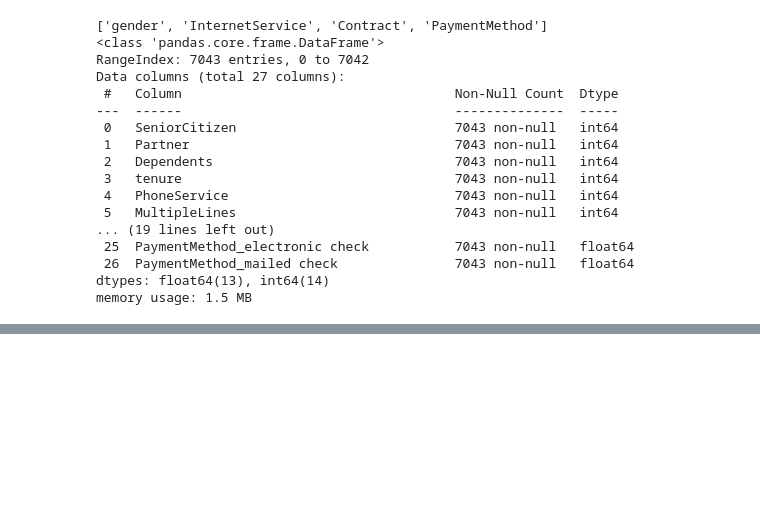
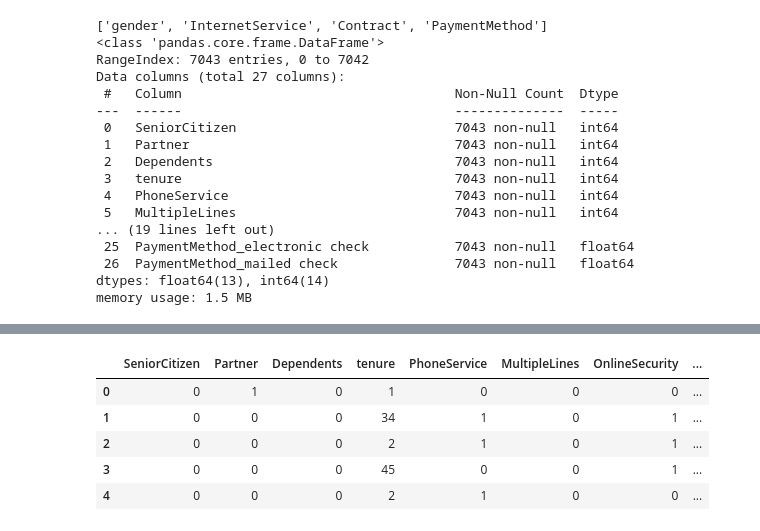
Before and after one commit to jacktorrealba/customer-churn, a Jupyter notebook: notebooks/03_feature_engineering.ipynb, the cells around one changed output, grey strips where cells are left out. Drawn from its saved outputs; the diff is of its cells as text; code cells hidden in the pictures; blank space fills up the shorter version.

```diff
--- a/notebooks/03_feature_engineering.ipynb
+++ b/notebooks/03_feature_engineering.ipynb
@@ -91,0 +108,22 @@ memory usage: 1.5 MB
+# %%
+# define our bins
+bins = [0, 30, 70, 100]
+
+"""
+    mapping our labels to numeric values
+    1 - Basic
+    2 - Mid-Tier
+    3 - Premium
+"""
+bin_labels = [1, 2, 3]
+
+df_new['PackageTier'] = pd.cut(df['MonthlyCharges'], bins=bins, labels=bin_labels)
+
+df_new.head()
+# %% [output]
+|  | SeniorCitizen | Partner | Dependents | tenure | PhoneService | MultipleLines | OnlineSecurity | ... |
+| 0 | 0 | 1 | 0 | 1 | 0 | 0 | 0 | ... |
+| 1 | 0 | 0 | 0 | 34 | 1 | 0 | 1 | ... |
+| 2 | 0 | 0 | 0 | 2 | 1 | 0 | 1 | ... |
+| 3 | 0 | 0 | 0 | 45 | 0 | 0 | 1 | ... |
+| 4 | 0 | 0 | 0 | 2 | 1 | 0 | 0 | ... |
```
Also changed, not shown: parts of 9 cells of this notebook, 1 other file.
